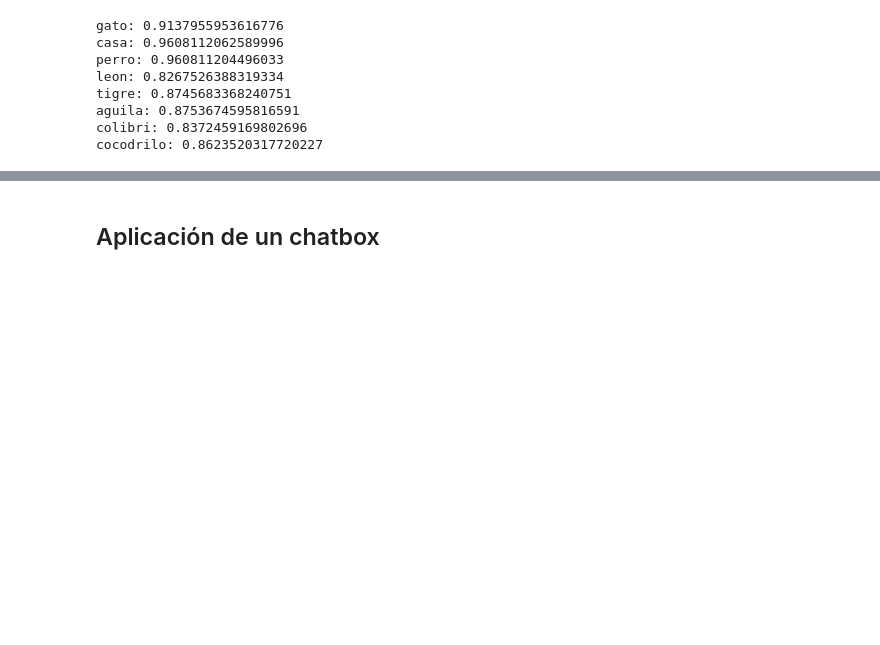
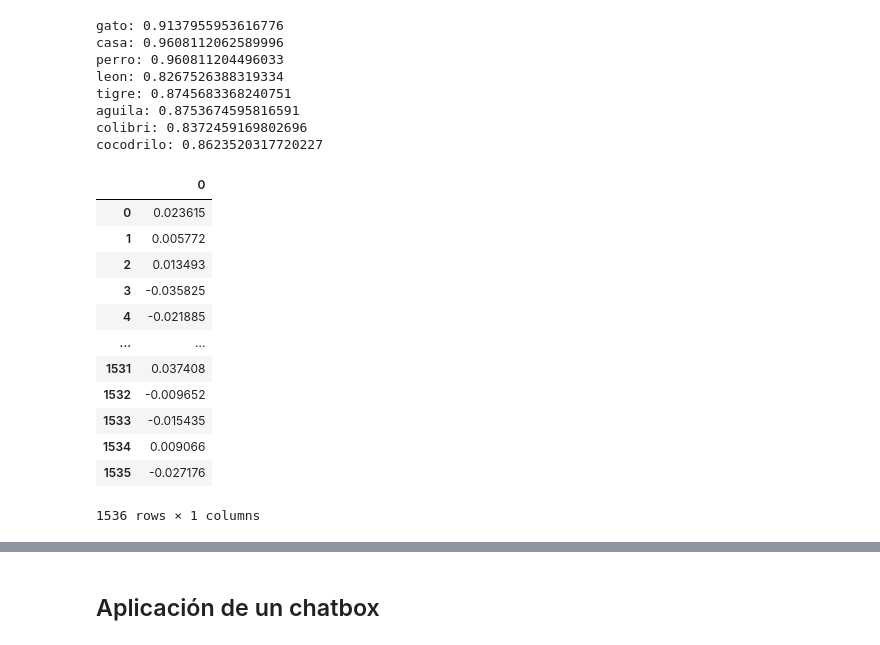
Before and after one commit to EHMikel/python_tools_and_code_templs, a Jupyter notebook: openai_API/embeddings.ipynb, the cells around one changed output, grey strips where cells are left out. Saved outputs shown, nothing was run; the diff lists cells and outputs as text; code cells hidden in the pictures; blank space fills up the shorter version.

```diff
--- a/openai_API/embeddings.ipynb
+++ b/openai_API/embeddings.ipynb
@@ -2,7 +2,10 @@
 import gradio as gr
 import openai
 import pandas as pd
-openai.api_key = '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'
+import config
+
+api = config.OPENAI_API_KEY
+openai.api_key = api
 # %%
 response = openai.embeddings.create(
     input="Your text string goes here",
@@ -91,6 +97,22 @@ tigre: 0.8745683368240751
 aguila: 0.8753674595816591
 colibri: 0.8372459169802696
 cocodrilo: 0.8623520317720227
+# %%
+pd.DataFrame(emb_dict["leon"])
+# %% [output]
+|  | 0 |
+| 0 | 0.023615 |
+| 1 | 0.005772 |
+| 2 | 0.013493 |
+| 3 | -0.035825 |
+| 4 | -0.021885 |
+| ... | ... |
+| 1531 | 0.037408 |
+| 1532 | -0.009652 |
+| 1533 | -0.015435 |
+| 1534 | 0.009066 |
+| 1535 | -0.027176 |
+1536 rows × 1 columns
 # %%
 sumados = (pd.DataFrame(emb_dict["leon"])) + pd.DataFrame(emb_dict['perro'])
 print(len(sumados))
```
Also changed, not shown: parts of 6 cells of this notebook, 11 other files.
